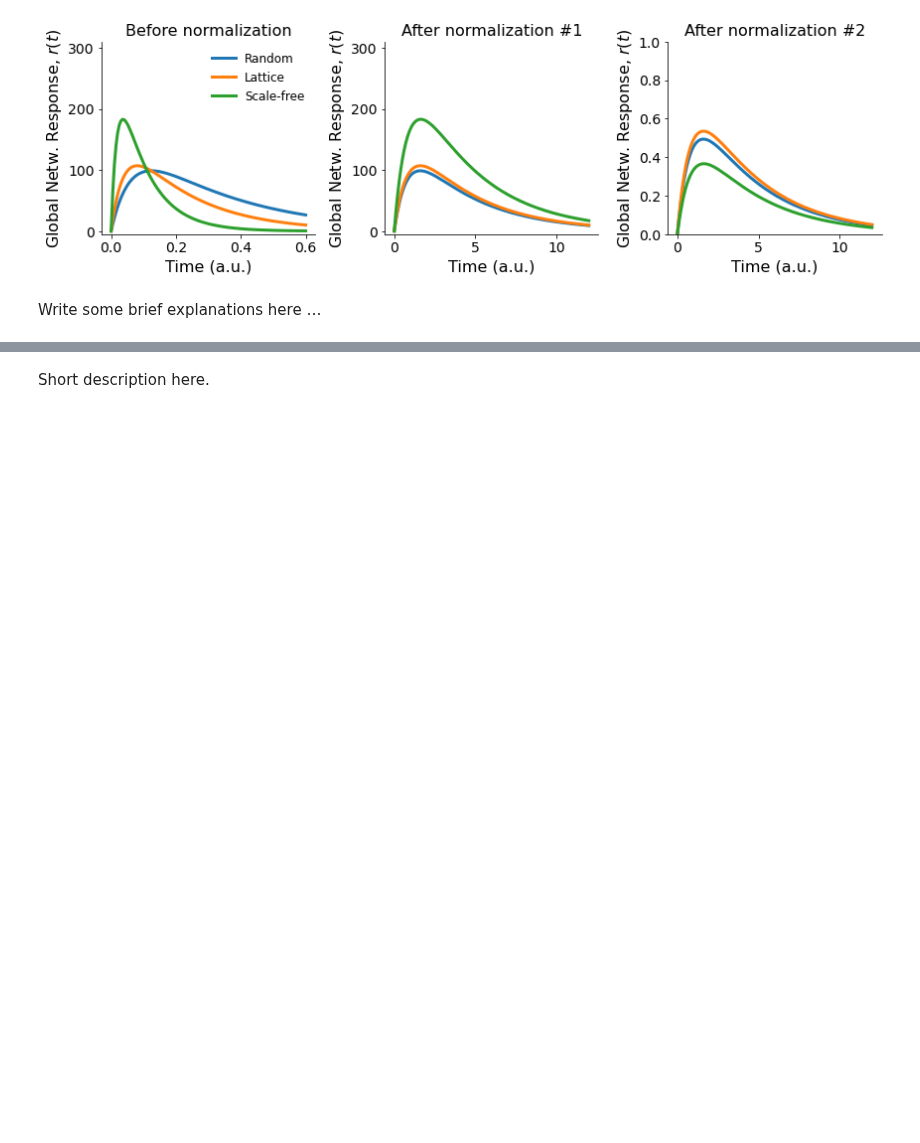
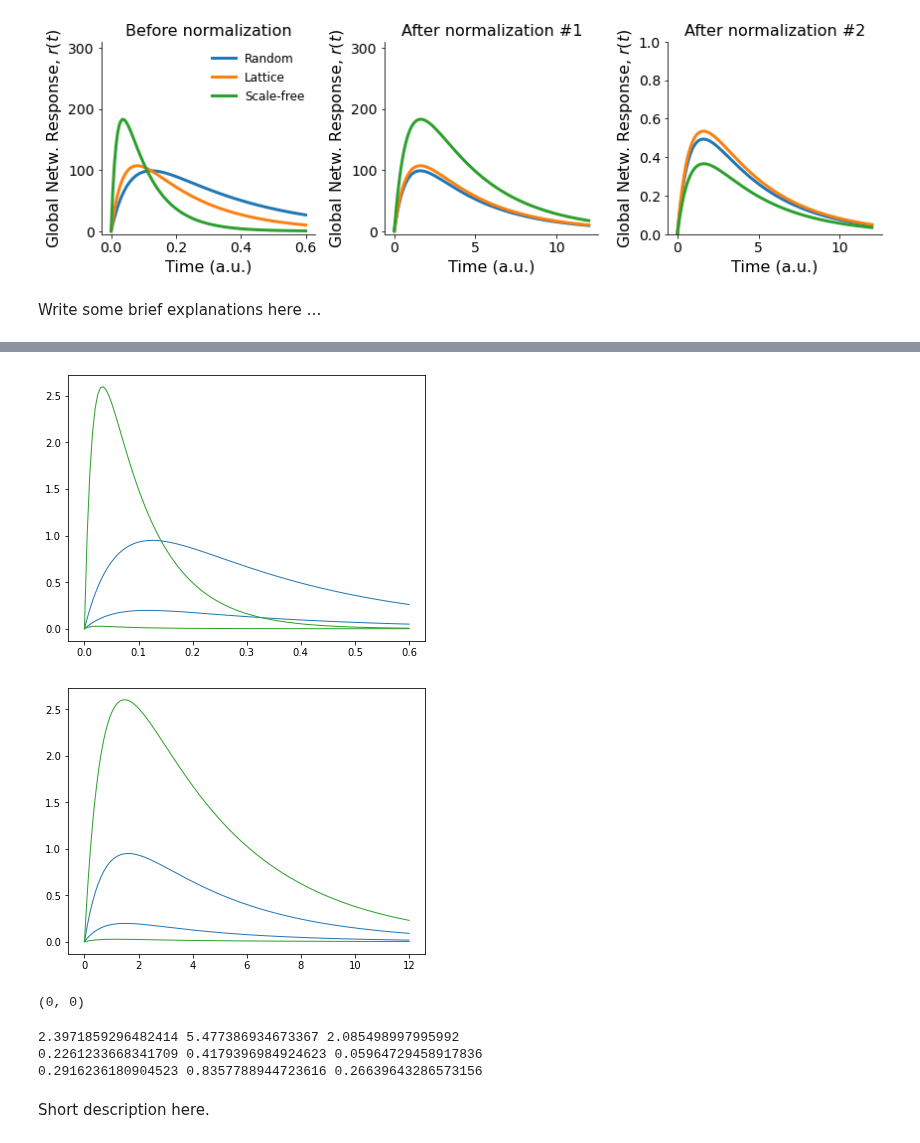
Before and after one commit to mb-BCA/SiReNetA_Tutorials, a Jupyter notebook: Notebooks_Tutorials/4.2_UseCase_CompareNets_Part2.ipynb, the cells around one changed output, grey strips where cells are left out. Saved outputs shown, nothing was run; the diff lists cells and outputs as text; code cells hidden in the pictures; blank space fills up the shorter version.

```diff
--- a/Notebooks_Tutorials/4.2_UseCase_CompareNets_Part2.ipynb
+++ b/Notebooks_Tutorials/4.2_UseCase_CompareNets_Part2.ipynb
@@ -322,10 +322,18 @@ Write some brief explanations here …
 noderesp1 = sna.NodeResponses(netresp1)[0]
 noderesp2 = sna.NodeResponses(netresp2)[0]
 noderesp3 = sna.NodeResponses(netresp3)[0]
-noderesp4 = sna.NodeResponses(netresp4)[0]
 
 # Integrate the response of every node over time
 totnoderesp1 = sna.AreaUnderCurve(noderesp1, dt)
 totnoderesp2 = sna.AreaUnderCurve(noderesp2, dt)
 totnoderesp3 = sna.AreaUnderCurve(noderesp3, dt)
-totnoderesp4 = sna.AreaUnderCurve(noderesp4, dt)
+
+# Compare the (input) degrees to the node responses
+nnoderesp1 = sna.NodeResponses(nnetresp1)[0]
+nnoderesp2 = sna.NodeResponses(nnetresp2)[0]
+nnoderesp3 = sna.NodeResponses(nnetresp3)[0]
+
+# Integrate the response of every node over time
+ntotnoderesp1 = sna.AreaUnderCurve(nnoderesp1, dt)
+ntotnoderesp2 = sna.AreaUnderCurve(nnoderesp2, dt)
+ntotnoderesp3 = sna.AreaUnderCurve(nnoderesp3, dt)
@@ -331,0 +348,23 @@ totnoderesp4 = sna.AreaUnderCurve(noderesp4, dt)
+# %%
+idxmin1 = indeg1.argmin();  idxmax1 = indeg1.argmax()
+idxmin3 = indeg3.argmin();  idxmax3 = indeg3.argmax()
+
+plt.figure()
+plt.plot(tpoints,noderesp1[:,idxmin1], color=cols[0], lw=1);
+plt.plot(tpoints,noderesp1[:,idxmax1], color=cols[0], lw=1);
+plt.plot(tpoints,noderesp3[:,idxmin3], color=cols[2], lw=1);
+plt.plot(tpoints,noderesp3[:,idxmax3], color=cols[2], lw=1);
+
+plt.figure()
+plt.plot(ntpoints,nnoderesp1[:,idxmin1], color=cols[0], lw=1);
+plt.plot(ntpoints,nnoderesp1[:,idxmax1], color=cols[0], lw=1);
+plt.plot(ntpoints,nnoderesp3[:,idxmin3], color=cols[2], lw=1);
+plt.plot(ntpoints,nnoderesp3[:,idxmax3], color=cols[2], lw=1);
+# %% [output]
+[figure, added]
+[figure, added]
+# %%
+idxmin1, idxmax1
+idxmin2, idxmax2
+# %% [output]
+(0, 0)
@@ -331,0 +395,9 @@ totnoderesp4 = sna.AreaUnderCurve(noderesp4, dt)
+# %%
+print( avlen1, avlen2, avlen3 )
+
+print( avttp1, avttp2, avttp3 )
+print( navttp1, navttp2, navttp3 )
+# %% [output]
+2.3971859296482414 5.477386934673367 2.085498997995992
+0.2261233668341709 0.4179396984924623 0.05964729458917836
+0.2916236180904523 0.8357788944723616 0.26639643286573156
```
Also changed, not shown: parts of 9 cells of this notebook.
